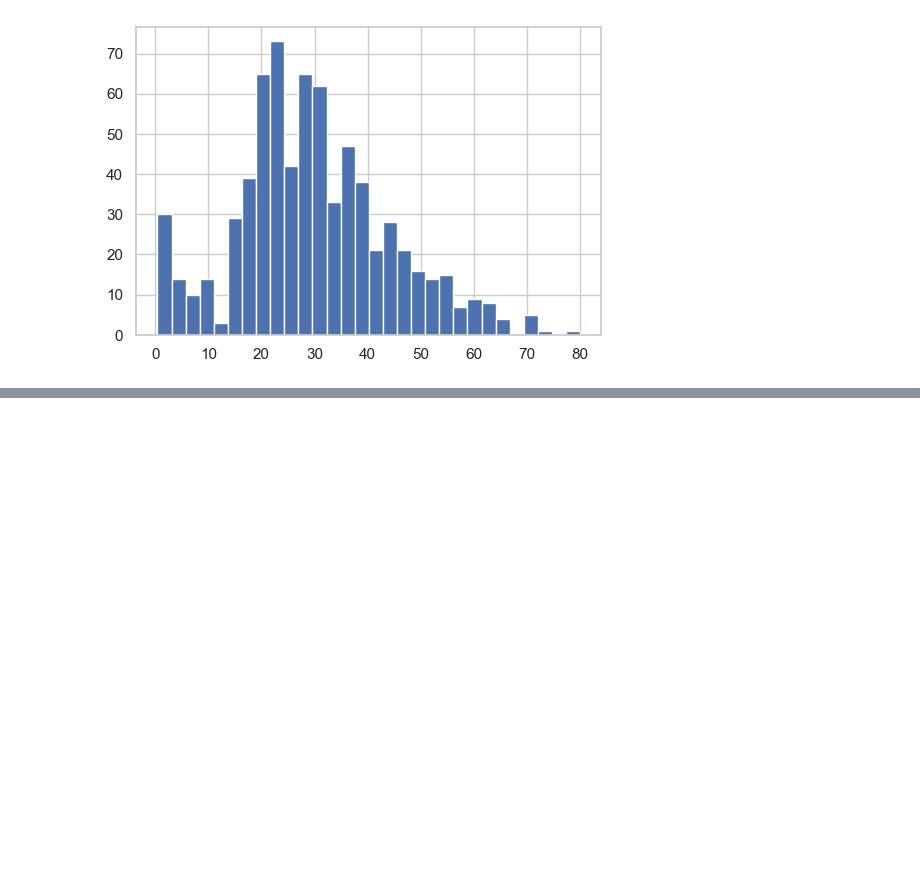
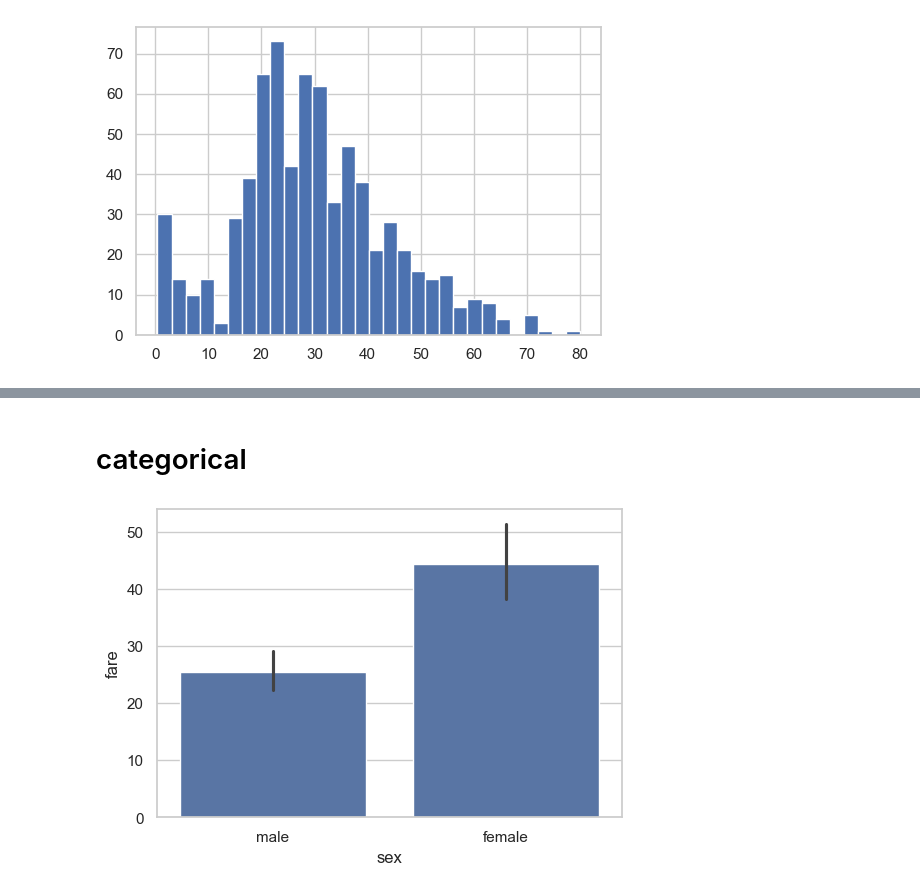
Before and after one commit to Rasuljon-ai/Yangi_Repo, a Jupyter notebook: Notebooks/Data_Vizualizaion.ipynb, the cells around one changed output, grey strips where cells are left out. Cells and saved outputs as stored; diff of their text form; code cells hidden in the pictures; blank space fills up the shorter version.

```diff
--- a/Notebooks/Data_Vizualizaion.ipynb
+++ b/Notebooks/Data_Vizualizaion.ipynb
@@ -182,0 +198,7 @@ plt.show()
+# %% [markdown]
+# categorical
+# %%
+sns.barplot(x="sex", y="fare", data=titanic)
+plt.show()
+# %% [output]
+[figure, added]
```
Also changed, not shown: parts of 45 cells of this notebook.
